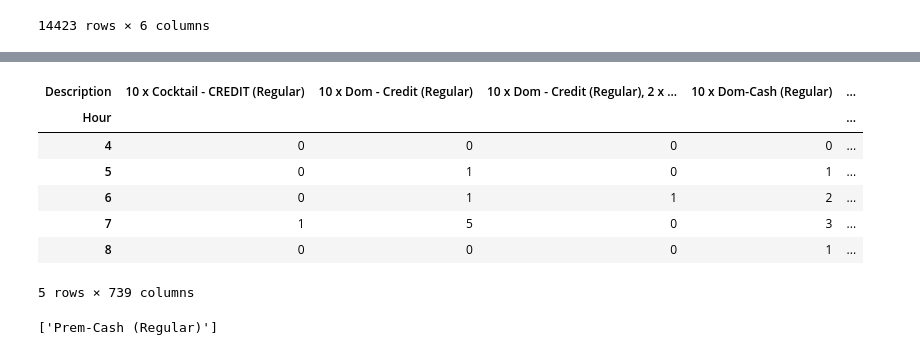
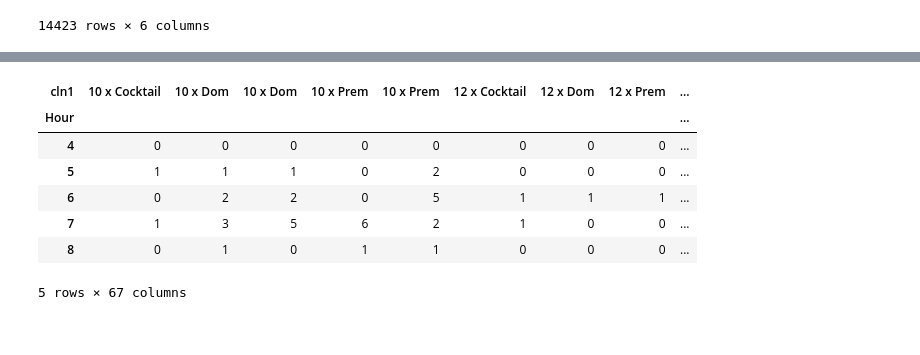
Before and after one commit to newmantldr/CIP-square-data, a Jupyter notebook: cip-data.ipynb, the cells around one changed output, grey strips where cells are left out. Drawn from its saved outputs; the diff is of its cells as text; code cells hidden in the pictures.

Commit message:
Adds loop to break down description column into number of individual drinks

```diff
--- a/cip-data.ipynb
+++ b/cip-data.ipynb
@@ -4,7 +4,7 @@ import numpy as np
 import os
 import matplotlib.pyplot as plt
 # %%
-f = open(os.path.expanduser("~/Desktop/current/cipTransactions.csv"))
+f = open(os.path.expanduser("~/repos/CIP-square-data/cipTransactions.csv"))
 cipTransactions = pd.read_csv(f)
 cipTransactions
 # %% [output]
@@ -196,3 +191,6 @@ excel_date
 | 14427 | r2SwmR5Z9mtG7vq1u1gfci3eV | 5/4/22 | 16:12:10 | ($3.00) | Water (Regular Price) | 4 |
 | 14428 | 5rNEr30XaA6Ns3HxGaLC0aveV | 5/4/22 | 16:11:50 | ($23.00) | Water (Regular Price), Dom-Cash (... | 4 |
 14423 rows × 6 columns
+# %%
+hourDesc = excel_date[['Hour', 'Description']]
+hourDesc
@@ -198,0 +211,14 @@ excel_date
+# %%
+splitDesc = [x.split(', ') for x in hourDesc['Description']]
+
+for i in range(len(splitDesc)):
+    temp = []
+    if len(splitDesc[i]) > 1:
+        for j in range(len(splitDesc[i])):
+            temp.append(splitDesc[i][j].split('-')[0])
+        splitDesc[i] = temp
+    else:
+        for j in range(len(splitDesc[i])):
+            splitDesc[i] = splitDesc[i][j].split('-')[0]
+hourDesc['cln1'] = splitDesc
+hourDesc
@@ -199,18 +532,14 @@ excel_date
 # %%
-df1 = excel_date
-df2 = df1.reset_index().explode('Description')
-new_df = pd.crosstab(df2['Hour'], df2['Description'])
+df1 = hourDesc
+df2 = df1.reset_index().explode('cln1')
+new_df = pd.crosstab(df2['Hour'], df2['cln1'])
 new_df
 # %% [output]
-| Description | 10 x Cocktail - CREDIT (Regular) | 10 x Dom - Credit (Regular) | 10 x Dom - Credit (Regular), 2 x ... | 10 x Dom-Cash (Regular) | ... |
-| Hour |  |  |  |  | ... |
-| 4 | 0 | 0 | 0 | 0 | ... |
-| 5 | 0 | 1 | 0 | 1 | ... |
-| 6 | 0 | 1 | 1 | 2 | ... |
-| 7 | 1 | 5 | 0 | 3 | ... |
-| 8 | 0 | 0 | 0 | 1 | ... |
+| cln1 | 10 x Cocktail | 10 x Dom | 10 x Dom | 10 x Prem | 10 x Prem | 12 x Cocktail | 12 x Dom | 12 x Prem | ... |
+| Hour |  |  |  |  |  |  |  |  | ... |
+| 4 | 0 | 0 | 0 | 0 | 0 | 0 | 0 | 0 | ... |
+| 5 | 1 | 1 | 1 | 0 | 2 | 0 | 0 | 0 | ... |
+| 6 | 0 | 2 | 2 | 0 | 5 | 1 | 1 | 1 | ... |
+| 7 | 1 | 3 | 5 | 6 | 2 | 1 | 0 | 0 | ... |
+| 8 | 0 | 1 | 0 | 1 | 1 | 0 | 0 | 0 | ... |
-5 rows × 739 columns
+5 rows × 67 columns
-# %%
-excel_date.Description[0].split(',')
-# %% [output]
-['Prem-Cash (Regular)']
```
Also changed, not shown: parts of 11 cells of this notebook.
